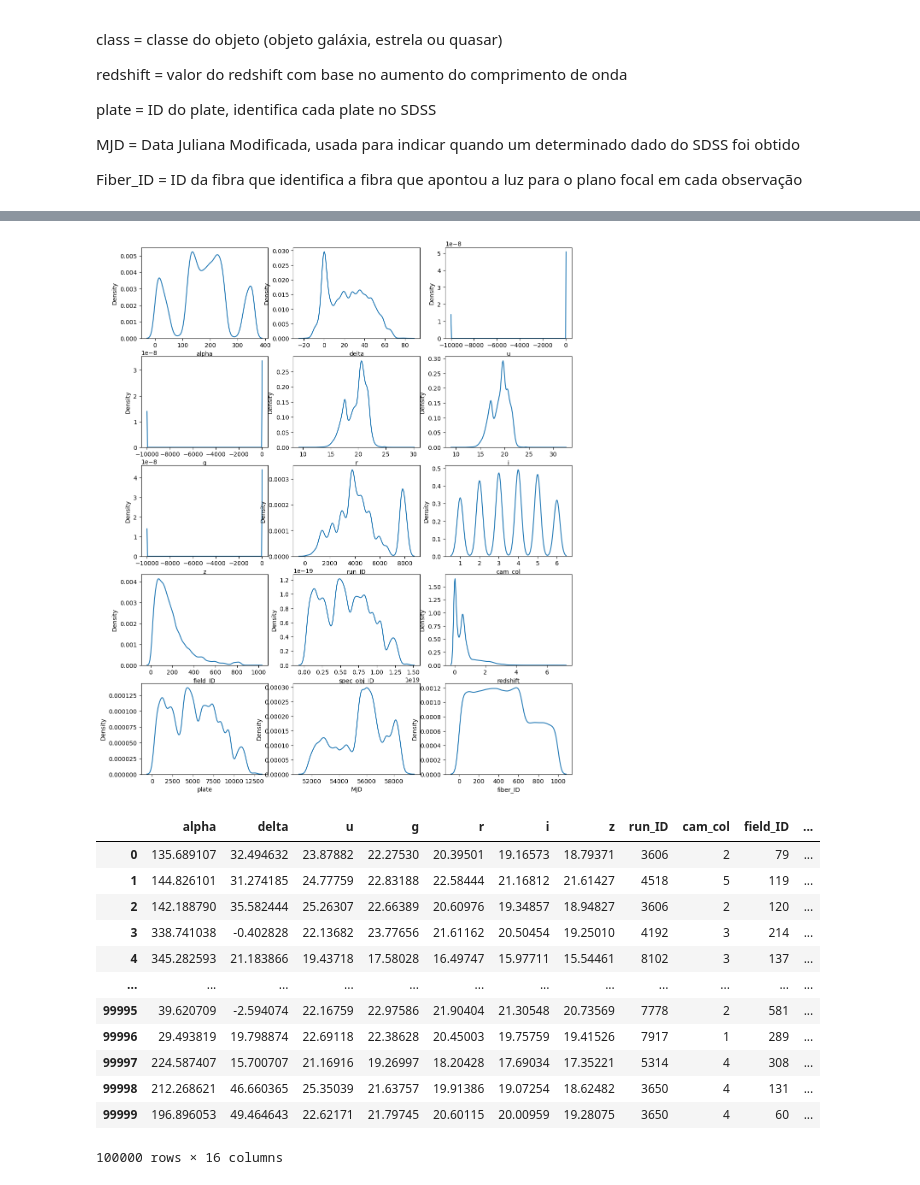
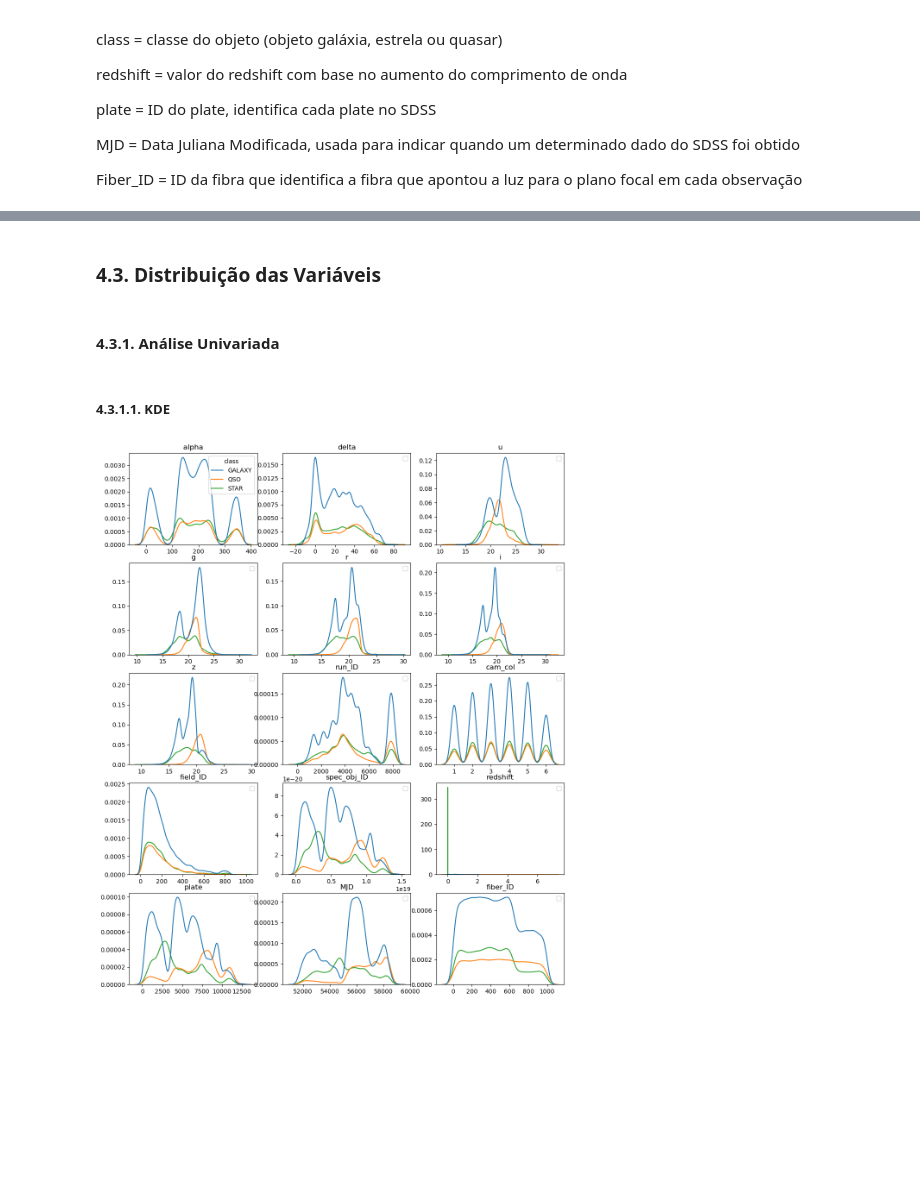
Before and after one commit to saulorcj/disciplina-aprendizado-maquina, a Jupyter notebook: stellar.ipynb, the cells around one changed output, grey strips where cells are left out. Saved outputs shown, nothing was run; the diff lists cells and outputs as text; code cells hidden in the pictures; blank space fills up the shorter version.

Commit message:
feat: add análise univariada

```diff
--- a/stellar.ipynb
+++ b/stellar.ipynb
@@ -19,5 +19,5 @@ from sklearn.preprocessing import (
 # %%
-df = pd.read_csv("./data/star_classification.csv", dtype={0: 'int64'})
+df = pd.read_csv("./data/star_classification.csv")
 df.head()
 # %% [output]
 |  | obj_ID | alpha | delta | u | g | r | i | z | run_ID | rerun_ID | cam_col | ... |
@@ -73,2 +70,0 @@ Excluindo coluna com ID do objeto porque não será utilizada para classificaç
-# %%
-df.drop("obj_ID", axis=1, inplace=True)
@@ -76,0 +77,2 @@ Verificando estatísticas
+# %%
+df = df[df["u"] != -9999]
@@ -91,2 +92,0 @@ Excluindo coluna "rerun_ID", pois seu desvio padrão é 0
-# %%
-df.drop("rerun_ID", axis=1, inplace=True)
@@ -177,26 +183,26 @@ Name: QSO, dtype: float64
+# %% [markdown]
+### 4.3. Distribuição das Variáveis
+# %% [markdown]
+#### 4.3.1. Análise Univariada
+# %% [markdown]
+##### 4.3.1.1. KDE
 # %%
 fig, axs = plt.subplots(5, 3, figsize=(13, 16))
 
-cols = df_aed.drop(["class", "GALAXY", "QSO", "STAR"], axis=1).columns
+cols = df_aed.drop(["rerun_ID", "obj_ID", "class", "GALAXY", "QSO", "STAR"], axis=1).columns
 
 for i, col in enumerate(cols):
 
-    sns.kdeplot(df_aed[col], ax=axs[i // 3, i % 3])
+    k = i // 3
+    j = i % 3
+
+    sns.kdeplot(df_aed, x=col, hue="class", ax=axs[k, j])
+
+    if k + j:
+        axs[k, j].legend("")
+
+    axs[k, j].set_title(col)
+    axs[k, j].set_ylabel("")
+    axs[k, j].set_xlabel("")
 # %% [output]
-[figure, old version]
+[figure, new version]
-# %%
-df
-# %% [output]
-|  | alpha | delta | u | g | r | i | z | run_ID | cam_col | field_ID | ... |
-| 0 | 135.689107 | 32.494632 | 23.87882 | 22.27530 | 20.39501 | 19.16573 | 18.79371 | 3606 | 2 | 79 | ... |
-| 1 | 144.826101 | 31.274185 | 24.77759 | 22.83188 | 22.58444 | 21.16812 | 21.61427 | 4518 | 5 | 119 | ... |
-| 2 | 142.188790 | 35.582444 | 25.26307 | 22.66389 | 20.60976 | 19.34857 | 18.94827 | 3606 | 2 | 120 | ... |
-| 3 | 338.741038 | -0.402828 | 22.13682 | 23.77656 | 21.61162 | 20.50454 | 19.25010 | 4192 | 3 | 214 | ... |
-| 4 | 345.282593 | 21.183866 | 19.43718 | 17.58028 | 16.49747 | 15.97711 | 15.54461 | 8102 | 3 | 137 | ... |
-| ... | ... | ... | ... | ... | ... | ... | ... | ... | ... | ... | ... |
-| 99995 | 39.620709 | -2.594074 | 22.16759 | 22.97586 | 21.90404 | 21.30548 | 20.73569 | 7778 | 2 | 581 | ... |
-| 99996 | 29.493819 | 19.798874 | 22.69118 | 22.38628 | 20.45003 | 19.75759 | 19.41526 | 7917 | 1 | 289 | ... |
-| 99997 | 224.587407 | 15.700707 | 21.16916 | 19.26997 | 18.20428 | 17.69034 | 17.35221 | 5314 | 4 | 308 | ... |
-| 99998 | 212.268621 | 46.660365 | 25.35039 | 21.63757 | 19.91386 | 19.07254 | 18.62482 | 3650 | 4 | 131 | ... |
-| 99999 | 196.896053 | 49.464643 | 22.62171 | 21.79745 | 20.60115 | 20.00959 | 19.28075 | 3650 | 4 | 60 | ... |
-100000 rows × 16 columns
```
Also changed, not shown: parts of 28 cells of this notebook.
